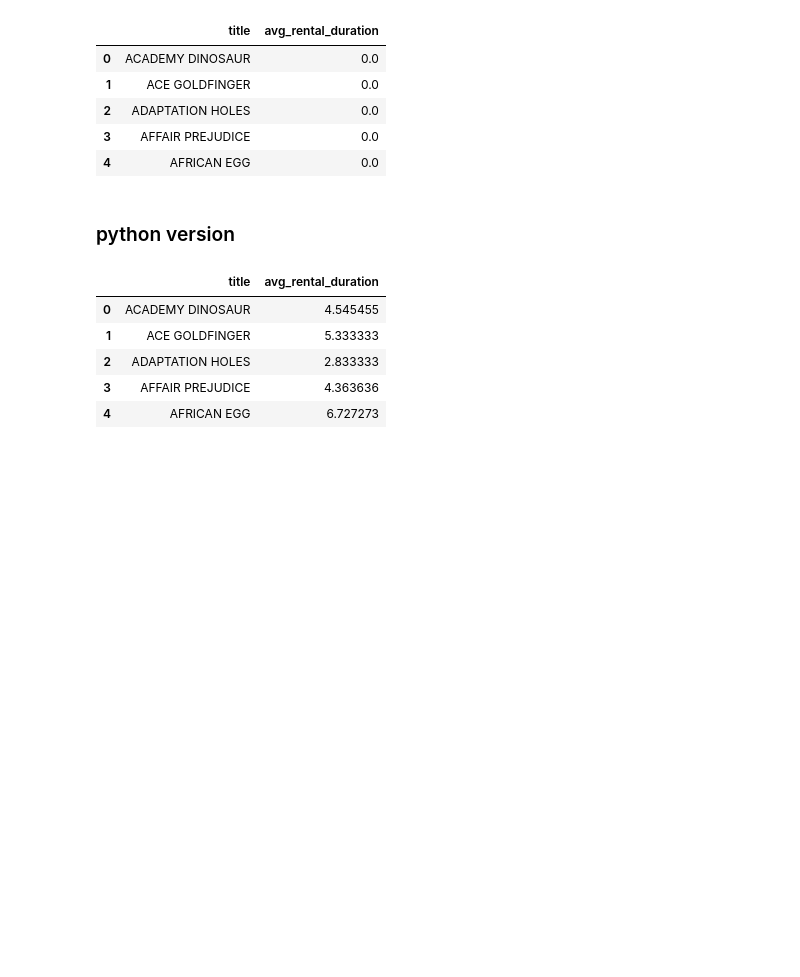
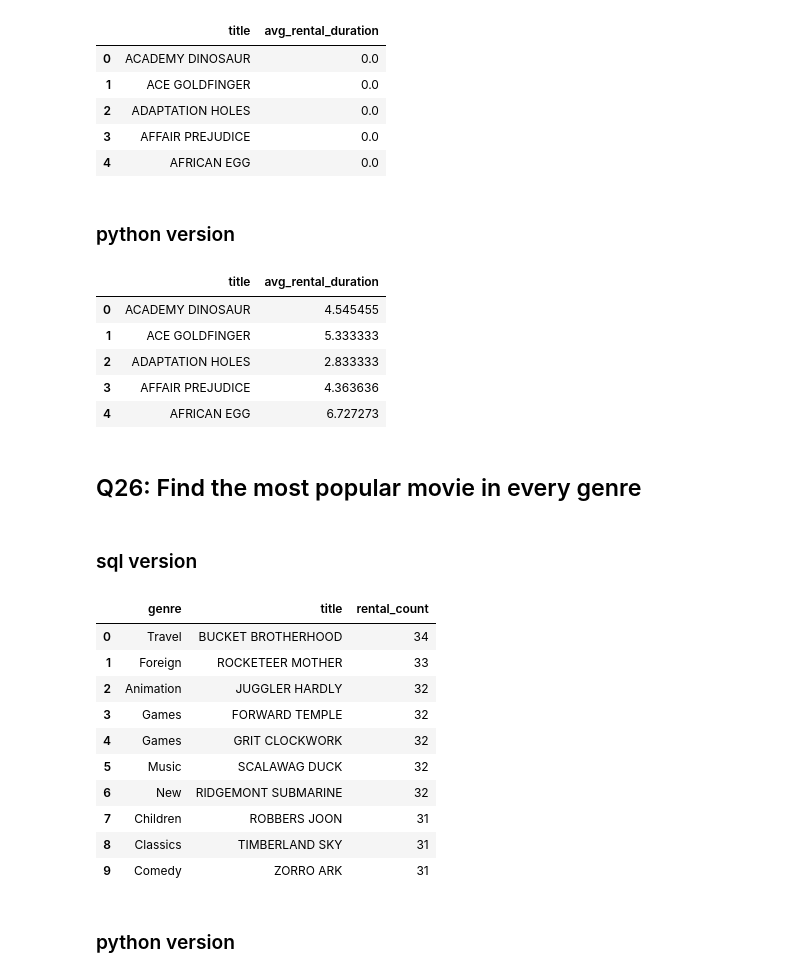
Before and after one commit to cenkerarin/lotus-practice, a Jupyter notebook: practice.ipynb, the cells around one changed output. Drawn from its saved outputs; the diff is of its cells as text; code cells hidden in the pictures; blank space fills up the shorter version.

```diff
--- a/practice.ipynb
+++ b/practice.ipynb
@@ -1178,3 +1174,34 @@ df.head()
 | 2 | ADAPTATION HOLES | 2.833333 |
 | 3 | AFFAIR PREJUDICE | 4.363636 |
 | 4 | AFRICAN EGG | 6.727273 |
+# %% [markdown]
+## Q26: Find the most popular movie in every genre
+# %% [markdown]
+### sql version
+# %%
+query = """
+SELECT category.name AS genre, film.title, COUNT(rental.rental_id) AS rental_count
+FROM category
+JOIN film_category ON category.category_id = film_category.category_id
+JOIN film ON film_category.film_id = film.film_id
+JOIN inventory ON film.film_id = inventory.film_id
+JOIN rental ON inventory.inventory_id = rental.inventory_id
+GROUP BY genre, film.title
+ORDER BY rental_count DESC;
+"""
+df = pd.read_sql_query(query, conn)
+df.head(10)
+# %% [output]
+|  | genre | title | rental_count |
+| 0 | Travel | BUCKET BROTHERHOOD | 34 |
+| 1 | Foreign | ROCKETEER MOTHER | 33 |
+| 2 | Animation | JUGGLER HARDLY | 32 |
+| 3 | Games | FORWARD TEMPLE | 32 |
+| 4 | Games | GRIT CLOCKWORK | 32 |
+| 5 | Music | SCALAWAG DUCK | 32 |
+| 6 | New | RIDGEMONT SUBMARINE | 32 |
+| 7 | Children | ROBBERS JOON | 31 |
+| 8 | Classics | TIMBERLAND SKY | 31 |
+| 9 | Comedy | ZORRO ARK | 31 |
+# %% [markdown]
+### python version
```
Also changed, not shown: parts of 30 cells of this notebook.
